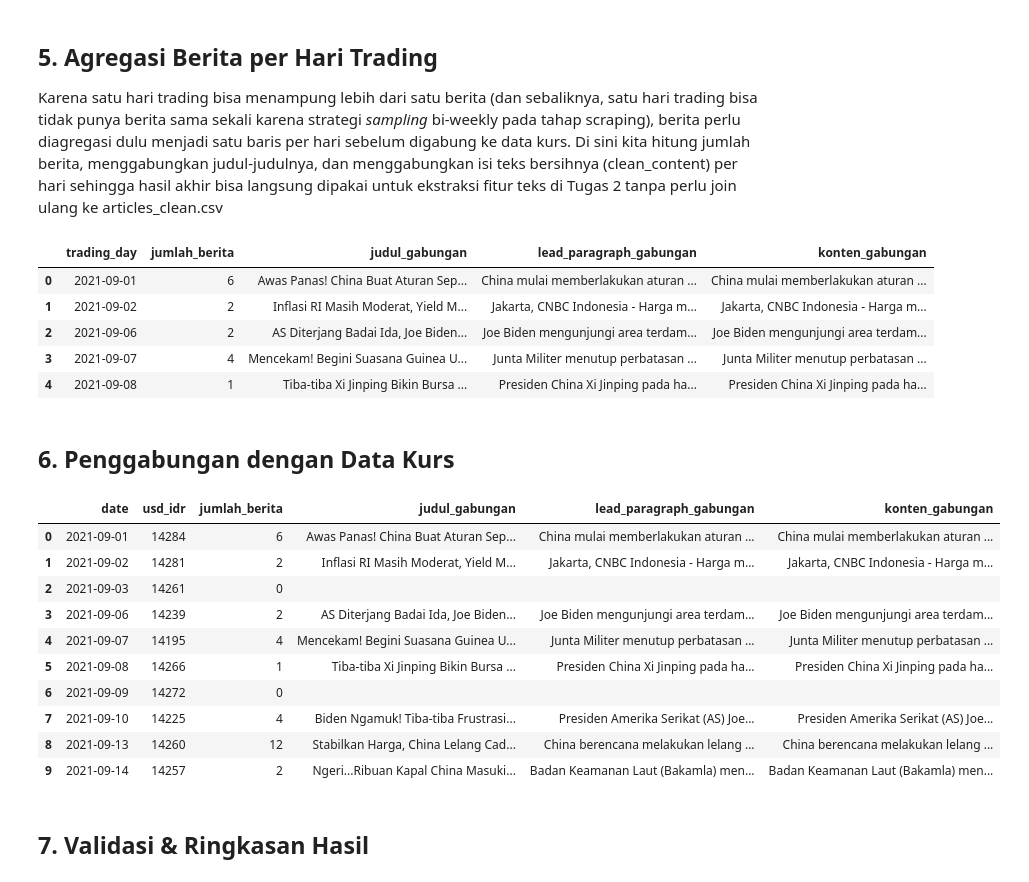
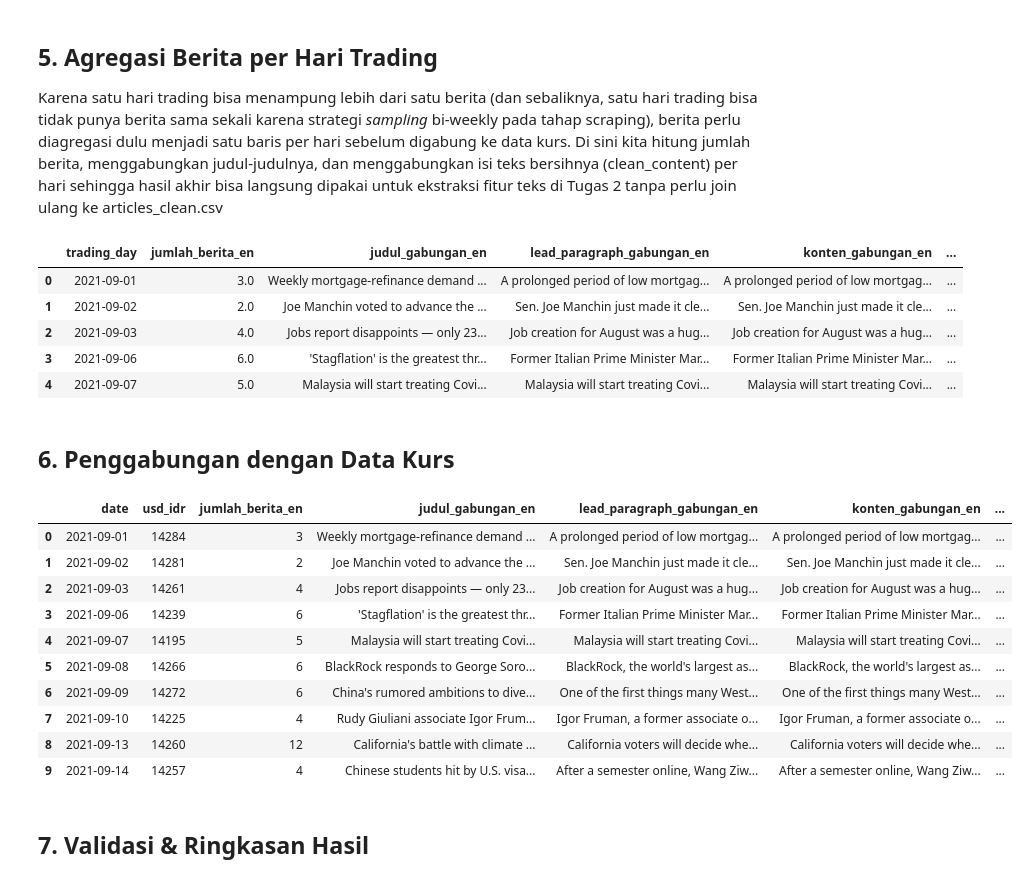
Before and after one commit to Plumz17/nlp-geopolitics-usa, a Jupyter notebook: src/00d_alignment.ipynb, the cells around one changed output. Drawn from its saved outputs; the diff is of its cells as text; code cells hidden in the pictures.

Commit message:
Merged Indonesian and English CSV for later

```diff
--- a/src/00d_alignment.ipynb
+++ b/src/00d_alignment.ipynb
@@ -123,44 +138,57 @@ def cap_daily_text(text_series, max_words=1500):
     words = combined.split()
     return " | ".join(words[:max_words]) if len(words) > max_words else combined
 
-agg = news.dropna(subset=["trading_day"]).groupby("trading_day").agg(
-    jumlah_berita=("url", "count"),
-    judul_gabungan=("clean_title", lambda x: " | ".join(x)),
-    lead_paragraph_gabungan=("lead_paragraph", lambda x: cap_daily_text(x, max_words=1500)),
-    konten_gabungan=("clean_content", lambda x: "\n\n---\n\n".join(x)),
-).reset_index()
+
+def agregasi(df):
+    return df.dropna(subset=["trading_day"]).groupby("trading_day").agg(
+        jumlah_berita=("url", "count"),
+        judul_gabungan=("clean_title", lambda x: " | ".join(x)),
+        lead_paragraph_gabungan=("lead_paragraph", lambda x: cap_daily_text(x, max_words=1500)),
+        konten_gabungan=("clean_content", lambda x: "\n\n---\n\n".join(x)),
+    ).reset_index()
+
+
+if CORPUS == "id":
+    # tiap bahasa diagregasi sendiri, lalu digabung per hari dengan akhiran _en dan _id
+    agg = None
+    for lg in ("en", "id"):
+        a = agregasi(news[news["lang"] == lg])
+        a = a.rename(columns={c: f"{c}_{lg}" for c in a.columns if c != "trading_day"})
+        agg = a if agg is None else agg.merge(a, on="trading_day", how="outer")
+else:
+    agg = agregasi(news)
 
 agg.head()
 # %% [output]
-|  | trading_day | jumlah_berita | judul_gabungan | lead_paragraph_gabungan | konten_gabungan |
-| 0 | 2021-09-01 | 6 | Awas Panas! China Buat Aturan Sep... | China mulai memberlakukan aturan ... | China mulai memberlakukan aturan ... |
-| 1 | 2021-09-02 | 2 | Inflasi RI Masih Moderat, Yield M... | Jakarta, CNBC Indonesia - Harga m... | Jakarta, CNBC Indonesia - Harga m... |
-| 2 | 2021-09-06 | 2 | AS Diterjang Badai Ida, Joe Biden... | Joe Biden mengunjungi area terdam... | Joe Biden mengunjungi area terdam... |
-| 3 | 2021-09-07 | 4 | Mencekam! Begini Suasana Guinea U... | Junta Militer menutup perbatasan ... | Junta Militer menutup perbatasan ... |
-| 4 | 2021-09-08 | 1 | Tiba-tiba Xi Jinping Bikin Bursa ... | Presiden China Xi Jinping pada ha... | Presiden China Xi Jinping pada ha... |
+|  | trading_day | jumlah_berita_en | judul_gabungan_en | lead_paragraph_gabungan_en | konten_gabungan_en | ... |
+| 0 | 2021-09-01 | 3.0 | Weekly mortgage-refinance demand ... | A prolonged period of low mortgag... | A prolonged period of low mortgag... | ... |
+| 1 | 2021-09-02 | 2.0 | Joe Manchin voted to advance the ... | Sen. Joe Manchin just made it cle... | Sen. Joe Manchin just made it cle... | ... |
+| 2 | 2021-09-03 | 4.0 | Jobs report disappoints — only 23... | Job creation for August was a hug... | Job creation for August was a hug... | ... |
+| 3 | 2021-09-06 | 6.0 | 'Stagflation' is the greatest thr... | Former Italian Prime Minister Mar... | Former Italian Prime Minister Mar... | ... |
+| 4 | 2021-09-07 | 5.0 | Malaysia will start treating Covi... | Malaysia will start treating Covi... | Malaysia will start treating Covi... | ... |
 # %% [markdown]
 ## 6. Penggabungan dengan Data Kurs
 # %%
-final = kurs.merge(agg, left_on="date", right_on="trading_day", how="left")
-final["jumlah_berita"] = final["jumlah_berita"].fillna(0).astype(int)
-final["judul_gabungan"] = final["judul_gabungan"].fillna("")
-final["lead_paragraph_gabungan"] = final["lead_paragraph_gabungan"].fillna("")
-final["konten_gabungan"] = final["konten_gabungan"].fillna("")
-final = final.drop(columns=["trading_day"])
+final = kurs.merge(agg, left_on="date", right_on="trading_day", how="left").drop(columns=["trading_day"])
+for c in final.columns[2:]:                      # kolom setelah date dan usd_idr
+    if c.startswith("jumlah_berita"):
+        final[c] = final[c].fillna(0).astype(int)
+    else:
+        final[c] = final[c].fillna("")
 
 final.head(10)
 # %% [output]
-|  | date | usd_idr | jumlah_berita | judul_gabungan | lead_paragraph_gabungan | konten_gabungan |
-| 0 | 2021-09-01 | 14284 | 6 | Awas Panas! China Buat Aturan Sep... | China mulai memberlakukan aturan ... | China mulai memberlakukan aturan ... |
-| 1 | 2021-09-02 | 14281 | 2 | Inflasi RI Masih Moderat, Yield M... | Jakarta, CNBC Indonesia - Harga m... | Jakarta, CNBC Indonesia - Harga m... |
-| 2 | 2021-09-03 | 14261 | 0 |  |  |  |
-| 3 | 2021-09-06 | 14239 | 2 | AS Diterjang Badai Ida, Joe Biden... | Joe Biden mengunjungi area terdam... | Joe Biden mengunjungi area terdam... |
-| 4 | 2021-09-07 | 14195 | 4 | Mencekam! Begini Suasana Guinea U... | Junta Militer menutup perbatasan ... | Junta Militer menutup perbatasan ... |
-| 5 | 2021-09-08 | 14266 | 1 | Tiba-tiba Xi Jinping Bikin Bursa ... | Presiden China Xi Jinping pada ha... | Presiden China Xi Jinping pada ha... |
-| 6 | 2021-09-09 | 14272 | 0 |  |  |  |
-| 7 | 2021-09-10 | 14225 | 4 | Biden Ngamuk! Tiba-tiba Frustrasi... | Presiden Amerika Serikat (AS) Joe... | Presiden Amerika Serikat (AS) Joe... |
-| 8 | 2021-09-13 | 14260 | 12 | Stabilkan Harga, China Lelang Cad... | China berencana melakukan lelang ... | China berencana melakukan lelang ... |
-| 9 | 2021-09-14 | 14257 | 2 | Ngeri...Ribuan Kapal China Masuki... | Badan Keamanan Laut (Bakamla) men... | Badan Keamanan Laut (Bakamla) men... |
+|  | date | usd_idr | jumlah_berita_en | judul_gabungan_en | lead_paragraph_gabungan_en | konten_gabungan_en | ... |
+| 0 | 2021-09-01 | 14284 | 3 | Weekly mortgage-refinance demand ... | A prolonged period of low mortgag... | A prolonged period of low mortgag... | ... |
+| 1 | 2021-09-02 | 14281 | 2 | Joe Manchin voted to advance the ... | Sen. Joe Manchin just made it cle... | Sen. Joe Manchin just made it cle... | ... |
+| 2 | 2021-09-03 | 14261 | 4 | Jobs report disappoints — only 23... | Job creation for August was a hug... | Job creation for August was a hug... | ... |
+| 3 | 2021-09-06 | 14239 | 6 | 'Stagflation' is the greatest thr... | Former Italian Prime Minister Mar... | Former Italian Prime Minister Mar... | ... |
+| 4 | 2021-09-07 | 14195 | 5 | Malaysia will start treating Covi... | Malaysia will start treating Covi... | Malaysia will start treating Covi... | ... |
+| 5 | 2021-09-08 | 14266 | 6 | BlackRock responds to George Soro... | BlackRock, the world's largest as... | BlackRock, the world's largest as... | ... |
+| 6 | 2021-09-09 | 14272 | 6 | China's rumored ambitions to dive... | One of the first things many West... | One of the first things many West... | ... |
+| 7 | 2021-09-10 | 14225 | 4 | Rudy Giuliani associate Igor Frum... | Igor Fruman, a former associate o... | Igor Fruman, a former associate o... | ... |
+| 8 | 2021-09-13 | 14260 | 12 | California's battle with climate ... | California voters will decide whe... | California voters will decide whe... | ... |
+| 9 | 2021-09-14 | 14257 | 4 | Chinese students hit by U.S. visa... | After a semester online, Wang Ziw... | After a semester online, Wang Ziw... | ... |
 # %% [markdown]
 ## 7. Validasi & Ringkasan Hasil
 # %%
```
Also changed, not shown: parts of 6 cells of this notebook, 1 other file.
